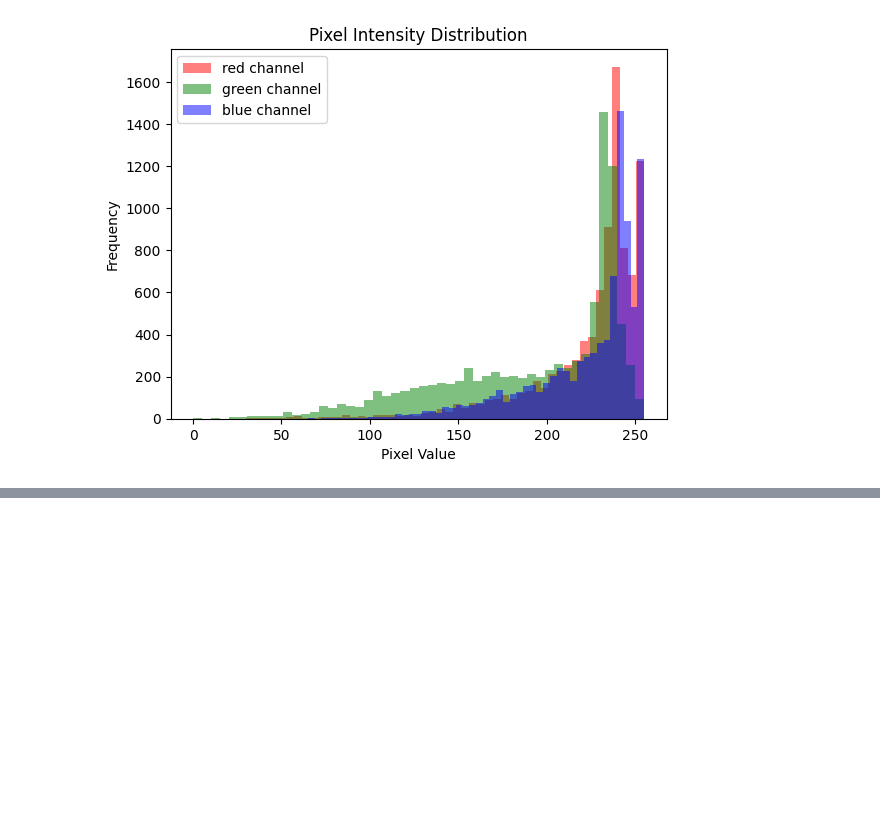
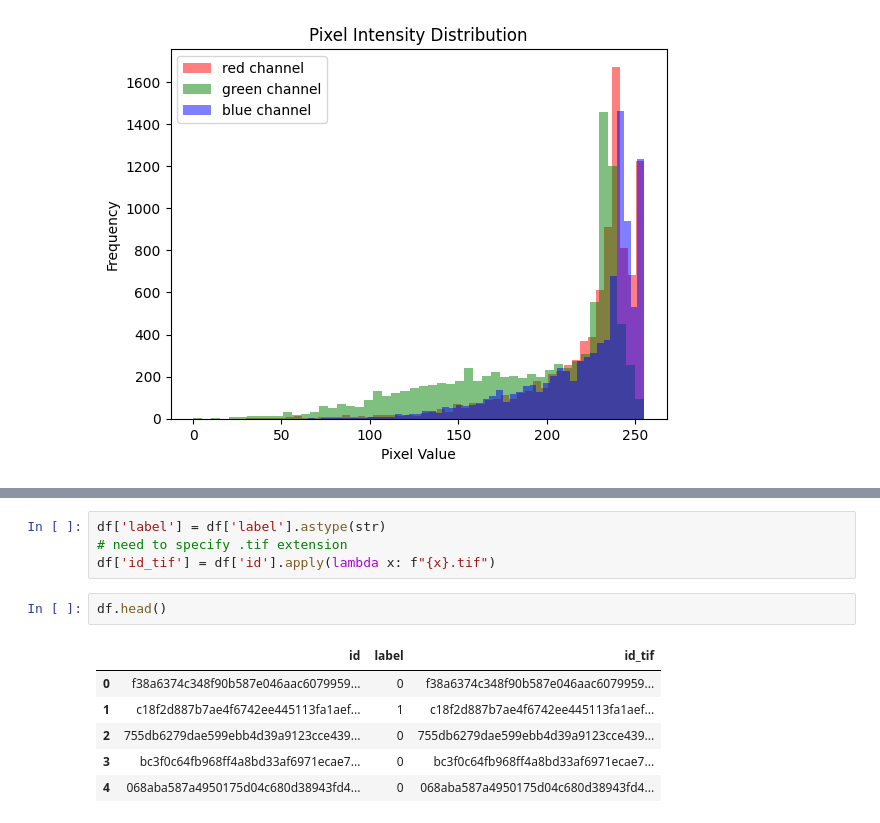
Before and after one commit to BlueJayVRStudio/CSCA5642_Week3, a Jupyter notebook: Week3_Notebook.ipynb, the cells around one changed output, grey strips where cells are left out. Cells and saved outputs as stored; diff of their text form; blank space fills up the shorter version.

```diff
--- a/Week3_Notebook.ipynb
+++ b/Week3_Notebook.ipynb
@@ -81,0 +108,13 @@ visualize_images_from_directory("./data/train")
+# %%
+df['label'] = df['label'].astype(str)
+# need to specify .tif extension
+df['id_tif'] = df['id'].apply(lambda x: f"{x}.tif")
+# %%
+df.head()
+# %% [output]
+|  | id | label | id_tif |
+| 0 | f38a6374c348f90b587e046aac6079959... | 0 | f38a6374c348f90b587e046aac6079959... |
+| 1 | c18f2d887b7ae4f6742ee445113fa1aef... | 1 | c18f2d887b7ae4f6742ee445113fa1aef... |
+| 2 | 755db6279dae599ebb4d39a9123cce439... | 0 | 755db6279dae599ebb4d39a9123cce439... |
+| 3 | bc3f0c64fb968ff4a8bd33af6971ecae7... | 0 | bc3f0c64fb968ff4a8bd33af6971ecae7... |
+| 4 | 068aba587a4950175d04c680d38943fd4... | 0 | 068aba587a4950175d04c680d38943fd4... |
```
Also changed, not shown: parts of 44 cells of this notebook, 4 other files.
